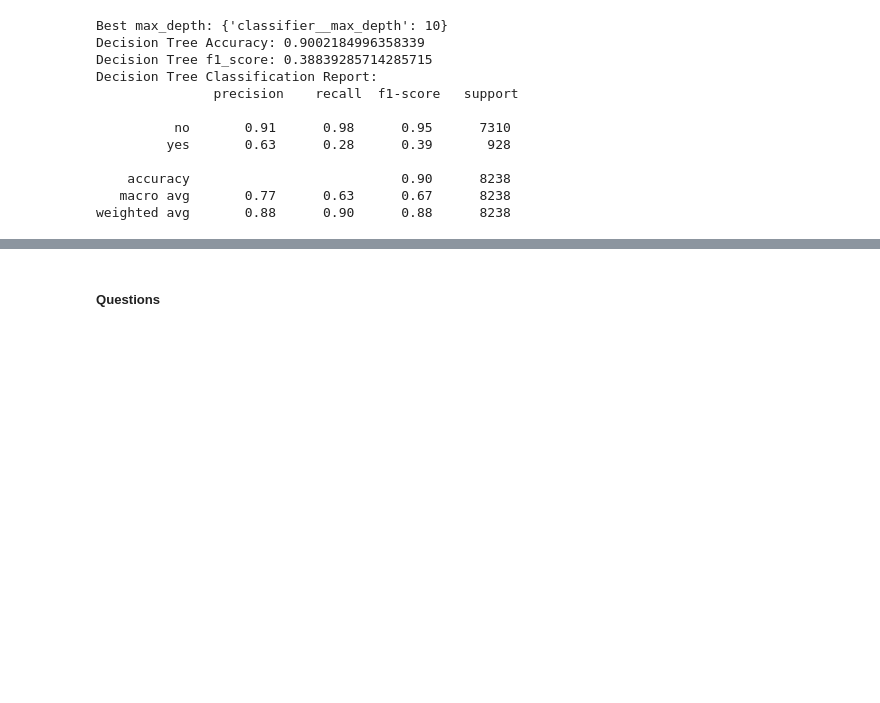
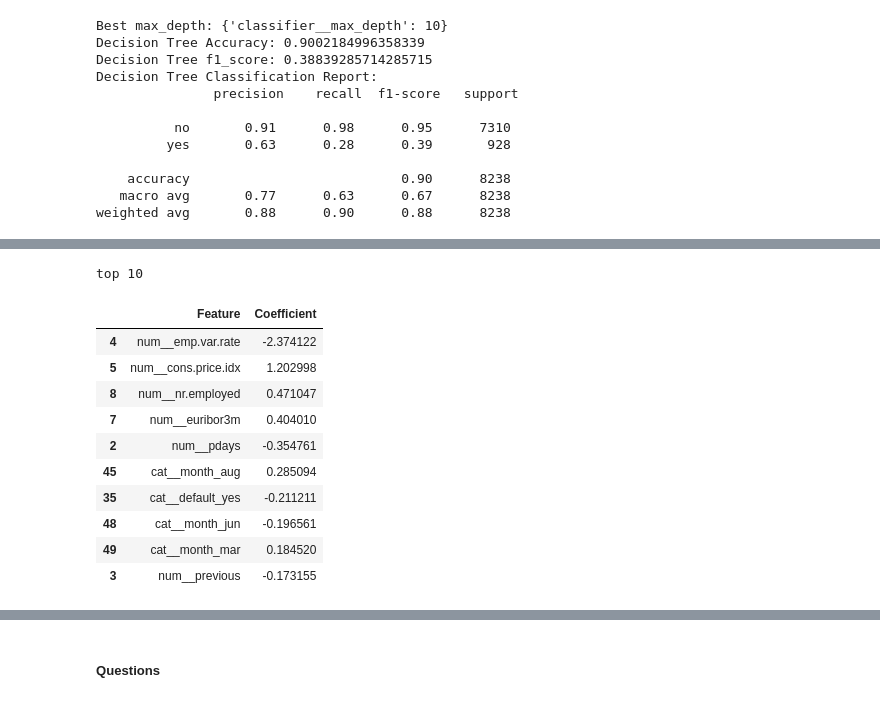
Before and after one commit to coconut808/ML-AI, a Jupyter notebook: Assignment_17.1/prompt_III.ipynb, the cells around one changed output, grey strips where cells are left out. Saved outputs shown, nothing was run; the diff lists cells and outputs as text; code cells hidden in the pictures; blank space fills up the shorter version.

```diff
--- a/Assignment_17.1/prompt_III.ipynb
+++ b/Assignment_17.1/prompt_III.ipynb
@@ -382,0 +409,20 @@ weighted avg       0.88      0.90      0.88      8238
+# %%
+# Trying to add the class_weight='balanced' parameter to Logistic Regression
+lr_tuned = Pipeline([
+    ('preprocessor', preprocesor),
+    ('scaler', StandardScaler()),
+    ('classifier', LogisticRegression(class_weight='balanced'))
+])
+params = {'classifier__C': [0.01, 0.1, 1, 10, 100]}
+f1_yes = make_scorer(f1_score, pos_label='yes')
+grid_search_lr = GridSearchCV(lr_tuned, params, cv=5, scoring=f1_yes)
+grid_search_lr.fit(X_train, y_train, groups=None)
+best_lr = grid_search_lr.best_estimator_
+print("Best C:", grid_search_lr.best_params_['classifier__C'])
+
+lr_tuned.set_params(**grid_search_lr.best_params_)
+lr_tuned.fit(X_train, y_train)
+y_pred_lr = lr_tuned.predict(X_test)
+print("LR Accuracy:", accuracy_score(y_test, y_pred_lr))
+print("LR f1_score:", f1_score(y_test, y_pred_lr, pos_label='yes'))
+print("LR Classification Report:\n", classification_report(y_test, y_pred_lr))
@@ -421,0 +504,29 @@ print("SVM Classification Report:\n", classification_report(y_test, y_pred_svm))
+# %%
+# Out of curiosity, let's get the coefficients of the Logistic Regression model to see which features are most important in predicting whether a client
+# will subscribe to a term deposit.
+
+feature_names = feature_names = lr_tuned.named_steps['preprocessor'].get_feature_names_out()
+
+
+coefficients = lr_tuned.named_steps['classifier'].coef_[0]
+coef_df = pd.DataFrame({
+    'Feature': feature_names,
+    'Coefficient': coefficients,
+    'Absolute_Coefficient': np.abs(coefficients)
+}).sort_values('Absolute_Coefficient', ascending=False)
+
+print("top 10")
+coef_df.head(10)[['Feature', 'Coefficient']]
+# %% [output]
+top 10
+|  | Feature | Coefficient |
+| 4 | num__emp.var.rate | -2.374122 |
+| 5 | num__cons.price.idx | 1.202998 |
+| 8 | num__nr.employed | 0.471047 |
+| 7 | num__euribor3m | 0.404010 |
+| 2 | num__pdays | -0.354761 |
+| 45 | cat__month_aug | 0.285094 |
+| 35 | cat__default_yes | -0.211211 |
+| 48 | cat__month_jun | -0.196561 |
+| 49 | cat__month_mar | 0.184520 |
+| 3 | num__previous | -0.173155 |
```
Also changed, not shown: parts of 15 cells of this notebook.
